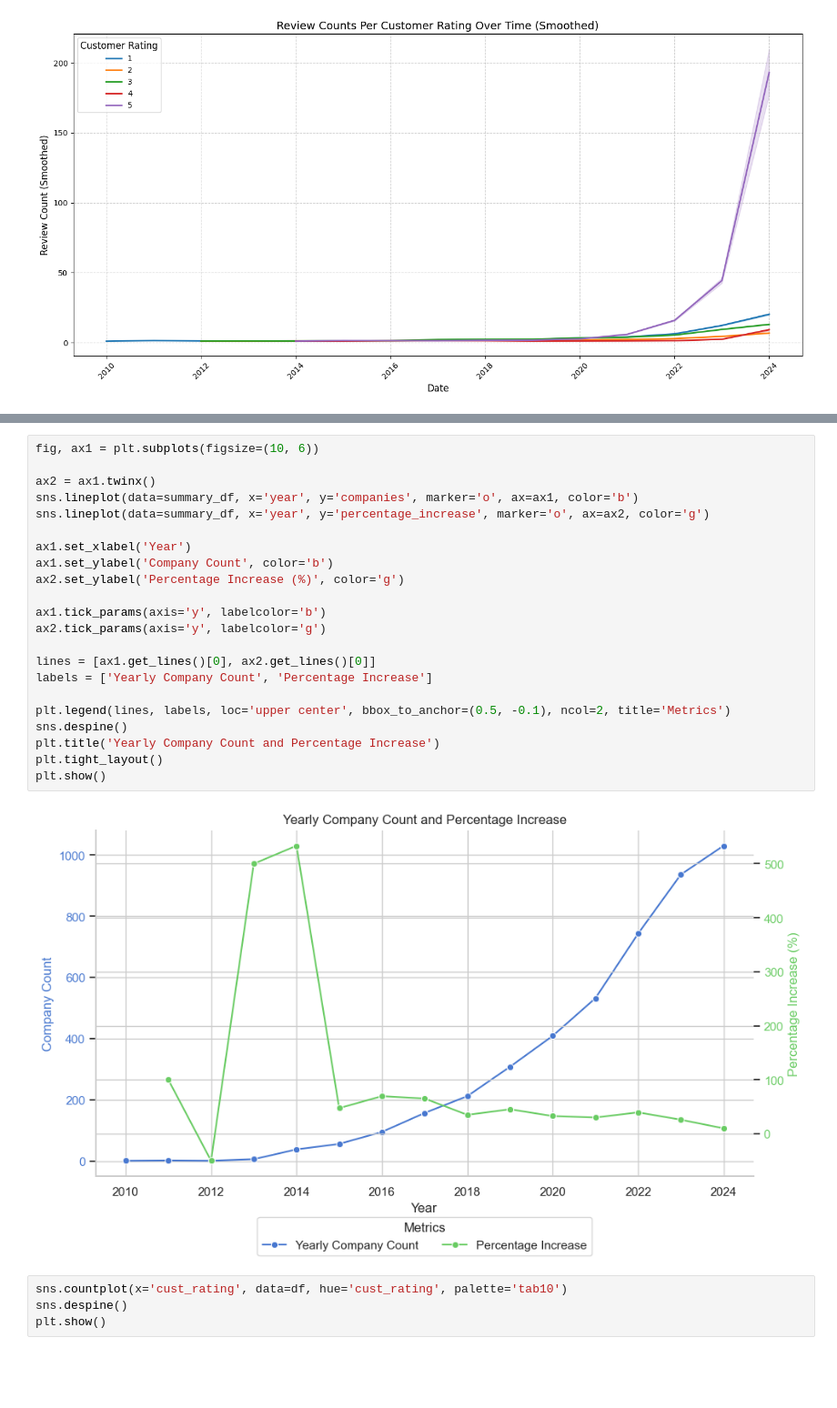
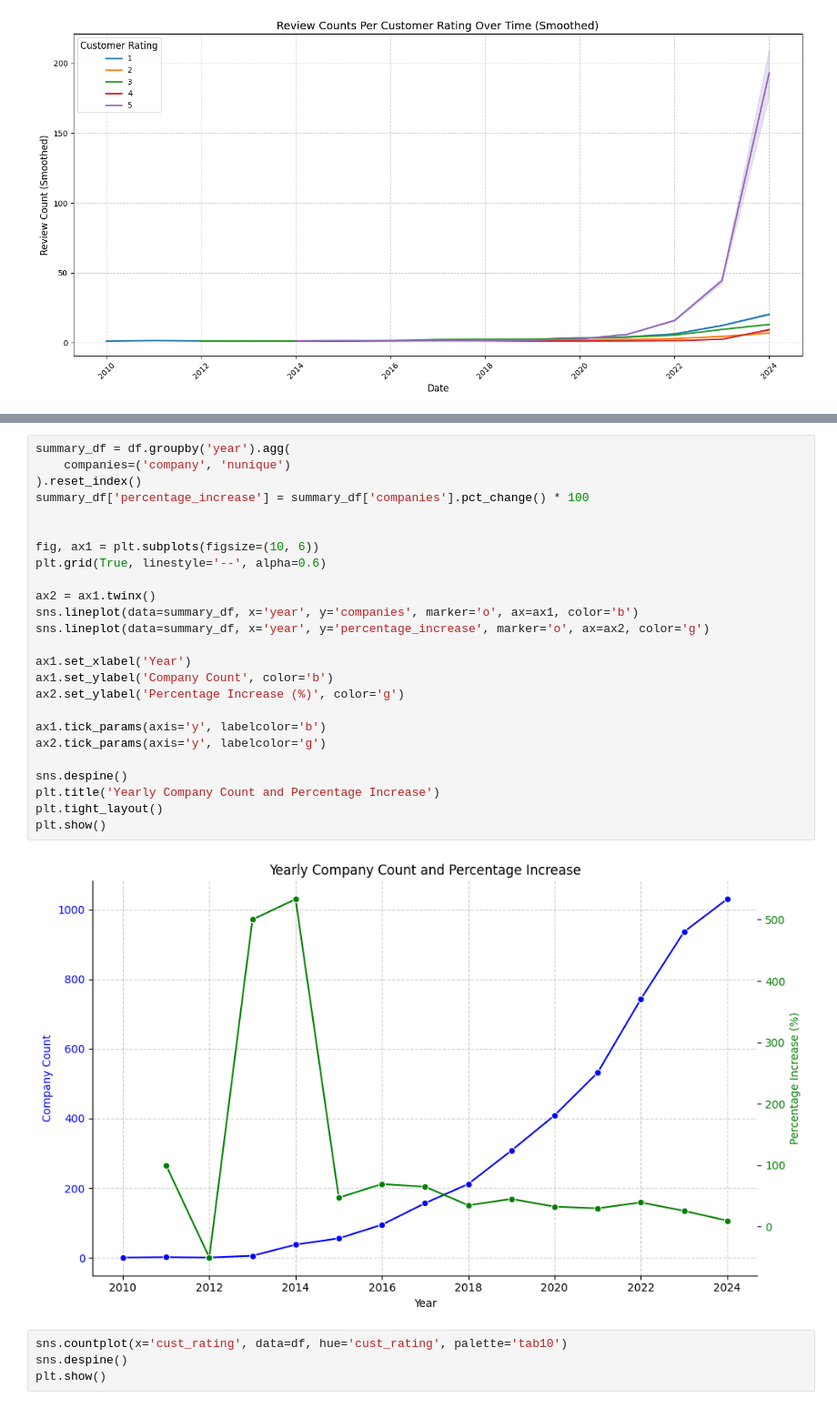
Before and after one commit to fbarulli/trust_me, a Jupyter notebook: fabian/EDA/EDA.ipynb, the cells around one changed output, grey strips where cells are left out. Shown at 91% size. Cells and saved outputs as stored; diff of their text form; blank space fills up the shorter version.

```diff
--- a/fabian/EDA/EDA.ipynb
+++ b/fabian/EDA/EDA.ipynb
@@ -73,27 +75,30 @@ plt.show()
 # %%
+summary_df = df.groupby('year').agg(
+    companies=('company', 'nunique')
+).reset_index()
+summary_df['percentage_increase'] = summary_df['companies'].pct_change() * 100
+
+
 fig, ax1 = plt.subplots(figsize=(10, 6))
+plt.grid(True, linestyle='--', alpha=0.6)
 
 ax2 = ax1.twinx()
 sns.lineplot(data=summary_df, x='year', y='companies', marker='o', ax=ax1, color='b')
 sns.lineplot(data=summary_df, x='year', y='percentage_increase', marker='o', ax=ax2, color='g')
 
 ax1.set_xlabel('Year')
 ax1.set_ylabel('Company Count', color='b')
 ax2.set_ylabel('Percentage Increase (%)', color='g')
 
 ax1.tick_params(axis='y', labelcolor='b')
 ax2.tick_params(axis='y', labelcolor='g')
 
-lines = [ax1.get_lines()[0], ax2.get_lines()[0]]
-labels = ['Yearly Company Count', 'Percentage Increase']
-
-plt.legend(lines, labels, loc='upper center', bbox_to_anchor=(0.5, -0.1), ncol=2, title='Metrics')
 sns.despine()
 plt.title('Yearly Company Count and Percentage Increase')
 plt.tight_layout()
 plt.show()
 # %% [output]
-[figure, old version]
+[figure, new version]
 # %%
 sns.countplot(x='cust_rating', data=df, hue='cust_rating', palette='tab10')
 sns.despine()
```
Also changed, not shown: parts of 7 cells of this notebook.
